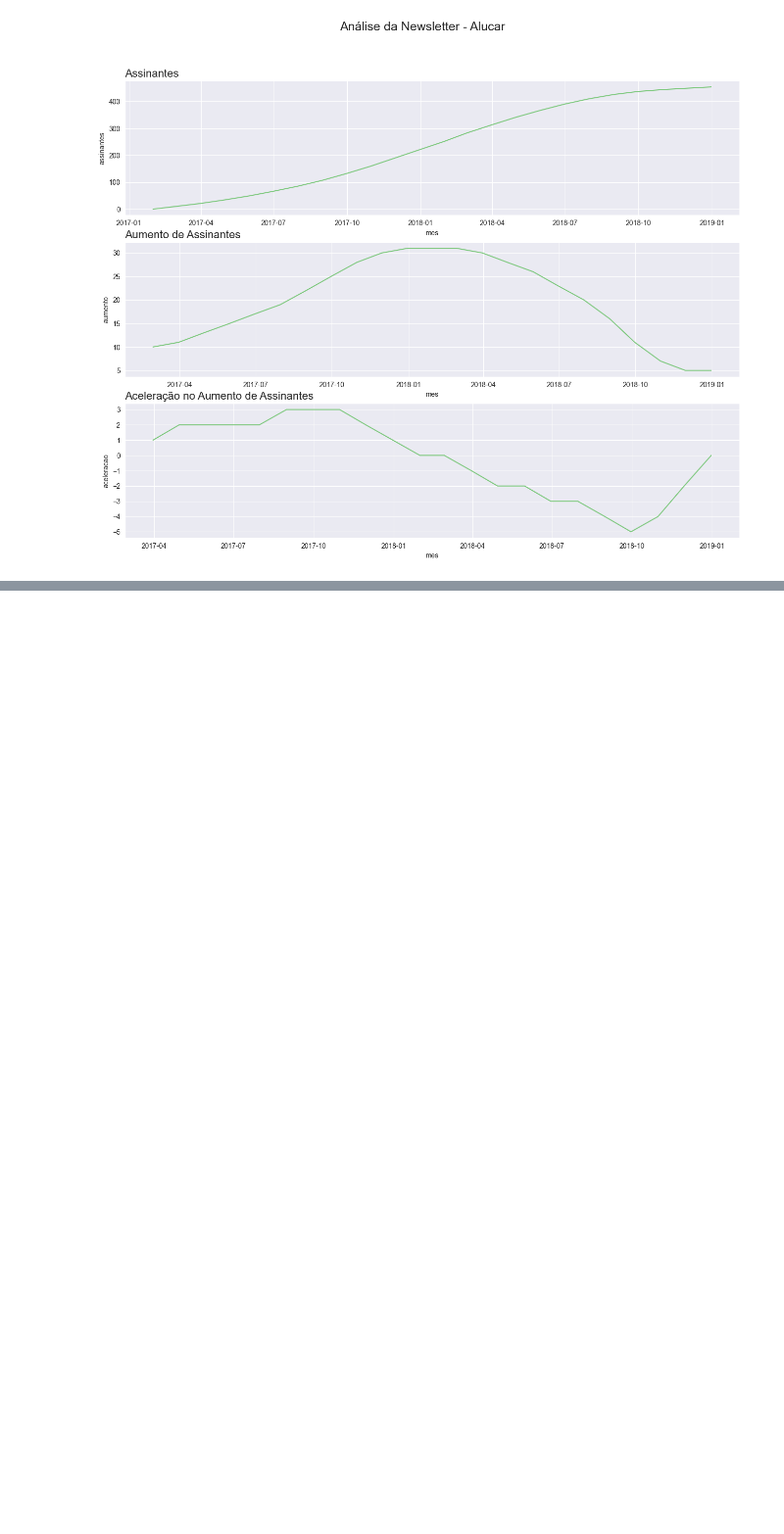
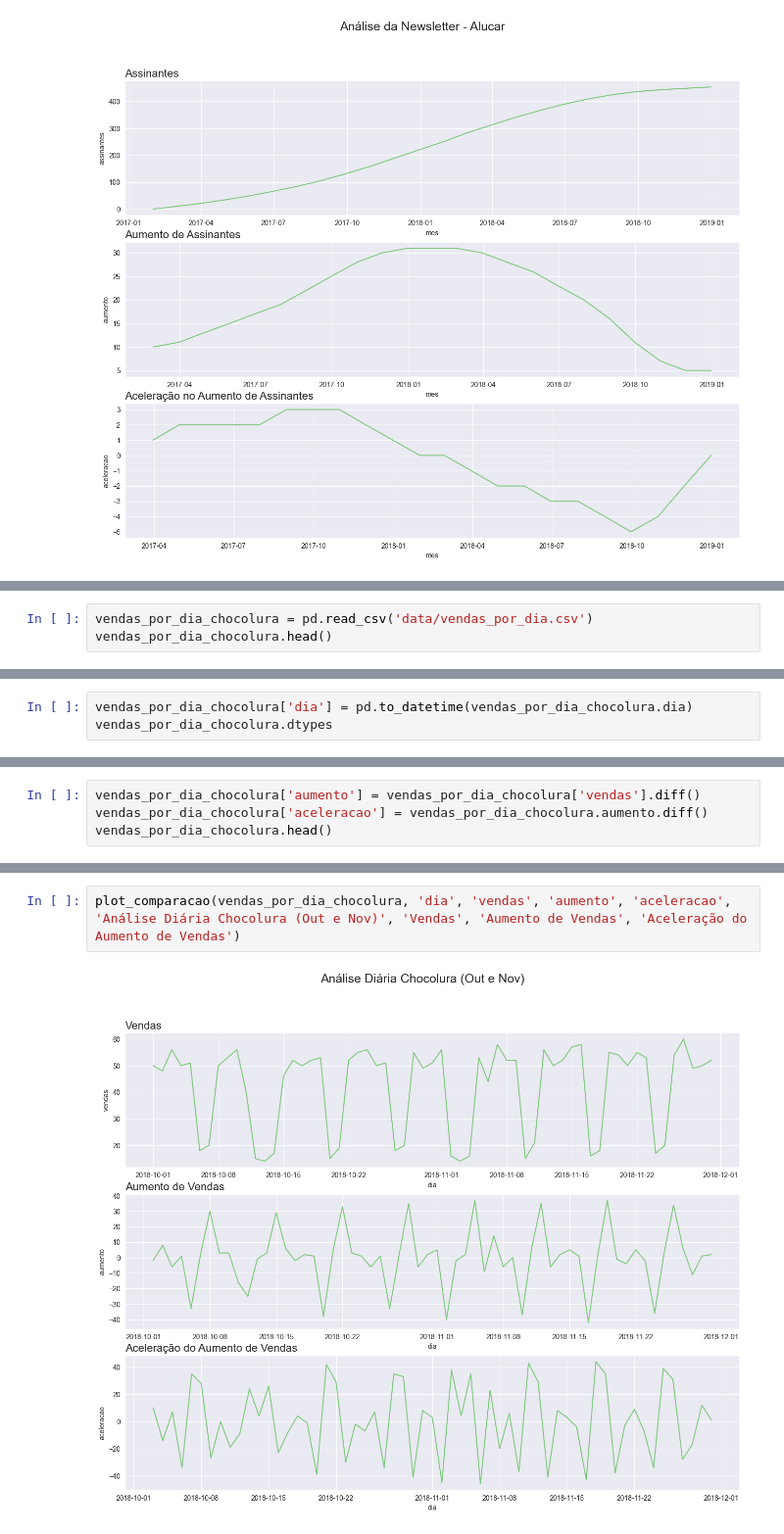
Before and after one commit to PurpleLobster31/Analise-de-series-temporais, a Jupyter notebook: Time Series.ipynb, the cells around one changed output, grey strips where cells are left out. Shown at 98% size. Saved outputs shown, nothing was run; the diff lists cells and outputs as text; blank space fills up the shorter version.

```diff
--- a/Time Series.ipynb
+++ b/Time Series.ipynb
@@ -233,0 +283,3 @@ plot_comparacao(assinantes,'mes','assinantes', 'aumento', 'aceleracao', 'Anális
+# %%
+vendas_por_dia_chocolura = pd.read_csv('data/vendas_por_dia.csv')
+vendas_por_dia_chocolura.head()
@@ -233,0 +305,3 @@ plot_comparacao(assinantes,'mes','assinantes', 'aumento', 'aceleracao', 'Anális
+# %%
+vendas_por_dia_chocolura['dia'] = pd.to_datetime(vendas_por_dia_chocolura.dia)
+vendas_por_dia_chocolura.dtypes
@@ -233,0 +312,4 @@ plot_comparacao(assinantes,'mes','assinantes', 'aumento', 'aceleracao', 'Anális
+# %%
+vendas_por_dia_chocolura['aumento'] = vendas_por_dia_chocolura['vendas'].diff()
+vendas_por_dia_chocolura['aceleracao'] = vendas_por_dia_chocolura.aumento.diff()
+vendas_por_dia_chocolura.head()
@@ -233,0 +323,4 @@ plot_comparacao(assinantes,'mes','assinantes', 'aumento', 'aceleracao', 'Anális
+# %%
+plot_comparacao(vendas_por_dia_chocolura, 'dia', 'vendas', 'aumento', 'aceleracao', 'Análise Diária Chocolura (Out e Nov)', 'Vendas', 'Aumento de Vendas', 'Aceleração do Aumento de Vendas')
+# %% [output]
+[figure, added]
```
Also changed, not shown: parts of 25 cells of this notebook.
